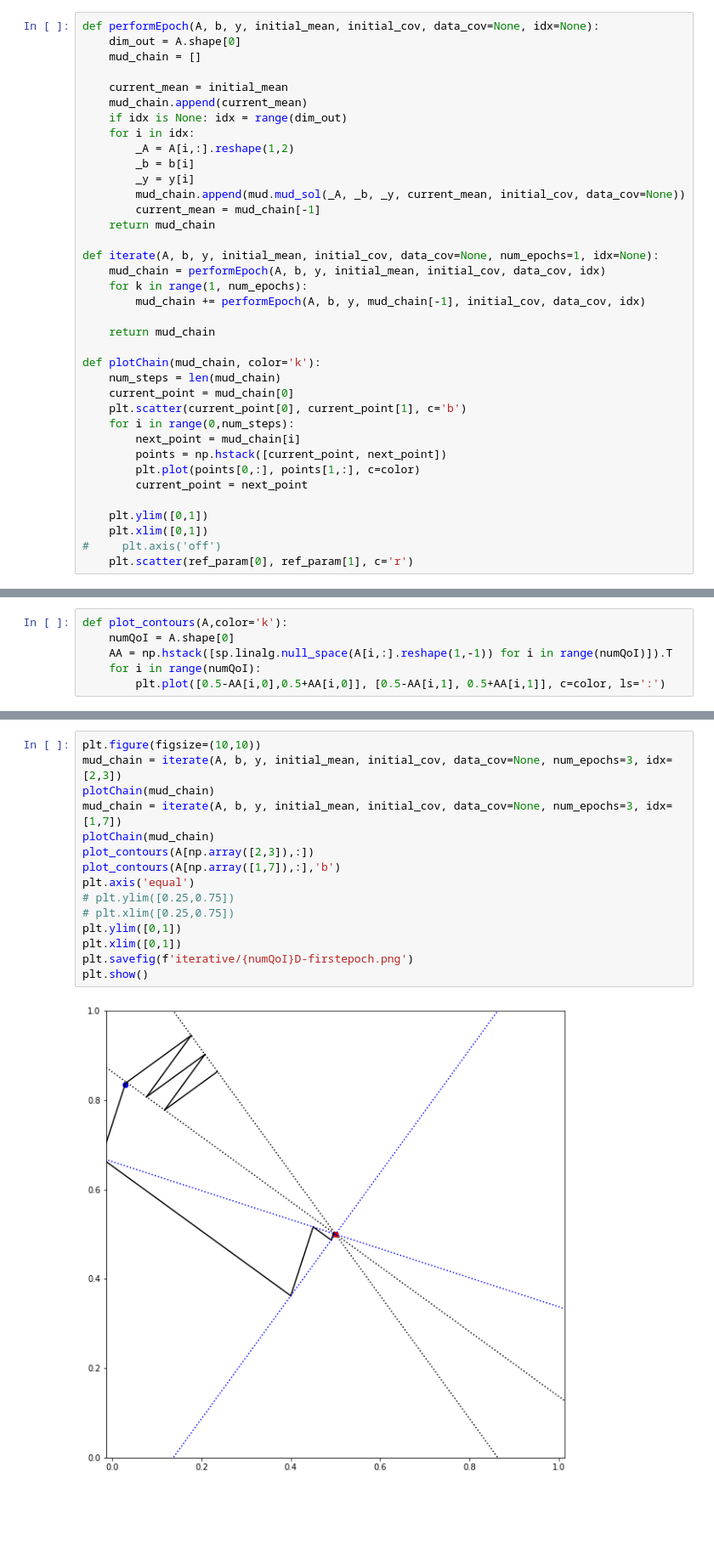
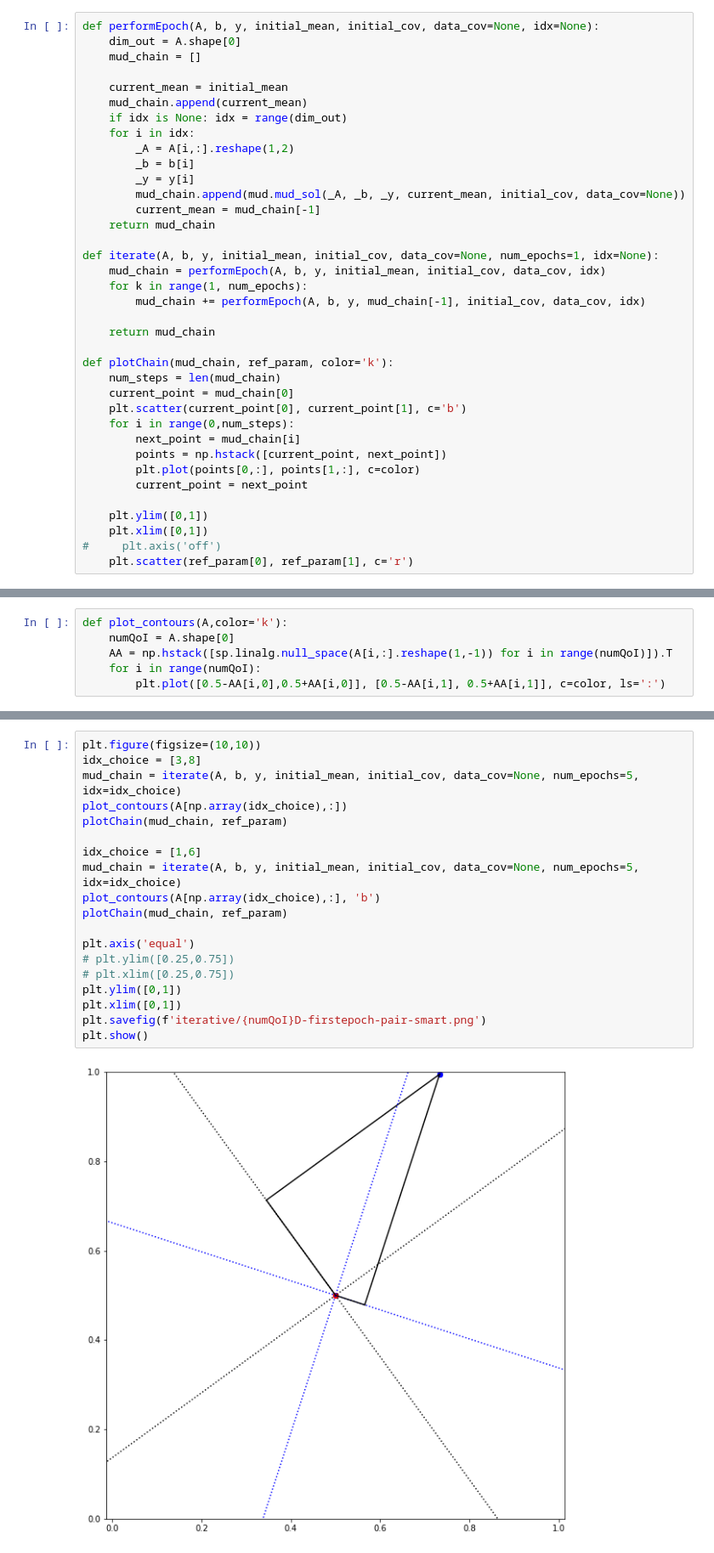
Before and after one commit to mathematicalmichael/thesis, a Jupyter notebook: examples/Iteration.ipynb, the cells around one changed output, grey strips where cells are left out. Shown at 85% size. Cells and saved outputs as stored; diff of their text form; blank space fills up the shorter version.

Commit message:
figures

```diff
--- a/examples/Iteration.ipynb
+++ b/examples/Iteration.ipynb
@@ -112,7 +112,7 @@ def iterate(A, b, y, initial_mean, initial_cov, data_cov=None, num_epochs=1, idx
 
     return mud_chain
 
-def plotChain(mud_chain, color='k'):
+def plotChain(mud_chain, ref_param, color='k'):
     num_steps = len(mud_chain)
     current_point = mud_chain[0]
     plt.scatter(current_point[0], current_point[1], c='b')
@@ -177,17 +210,21 @@ plt.show()
 # %%
 plt.figure(figsize=(10,10))
-mud_chain = iterate(A, b, y, initial_mean, initial_cov, data_cov=None, num_epochs=3, idx=[2,3])
-plotChain(mud_chain)
-mud_chain = iterate(A, b, y, initial_mean, initial_cov, data_cov=None, num_epochs=3, idx=[1,7])
-plotChain(mud_chain)
-plot_contours(A[np.array([2,3]),:])
-plot_contours(A[np.array([1,7]),:],'b')
+idx_choice = [3,8]
+mud_chain = iterate(A, b, y, initial_mean, initial_cov, data_cov=None, num_epochs=5, idx=idx_choice)
+plot_contours(A[np.array(idx_choice),:])
+plotChain(mud_chain, ref_param)
+
+idx_choice = [1,6]
+mud_chain = iterate(A, b, y, initial_mean, initial_cov, data_cov=None, num_epochs=5, idx=idx_choice)
+plot_contours(A[np.array(idx_choice),:], 'b')
+plotChain(mud_chain, ref_param)
+
 plt.axis('equal')
 # plt.ylim([0.25,0.75])
 # plt.xlim([0.25,0.75])
 plt.ylim([0,1])
 plt.xlim([0,1])
-plt.savefig(f'iterative/{numQoI}D-firstepoch.png')
+plt.savefig(f'iterative/{numQoI}D-firstepoch-pair-smart.png')
 plt.show()
 # %% [output]
-[figure, old version]
+[figure, new version]
```
Also changed, not shown: parts of 9 cells of this notebook, 7 other files.
